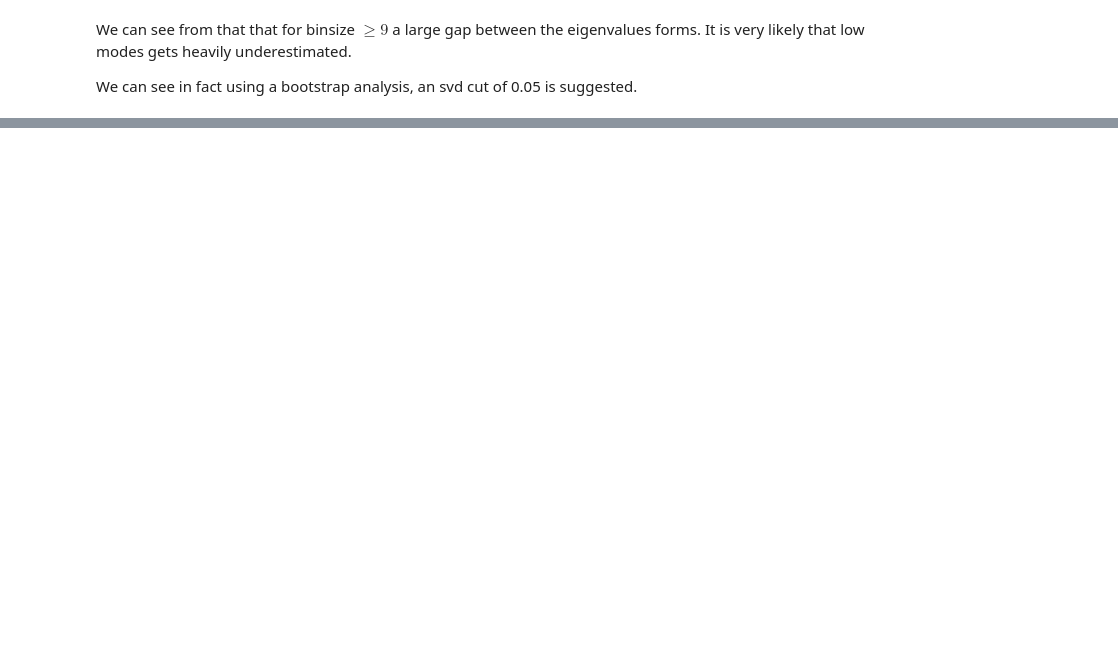
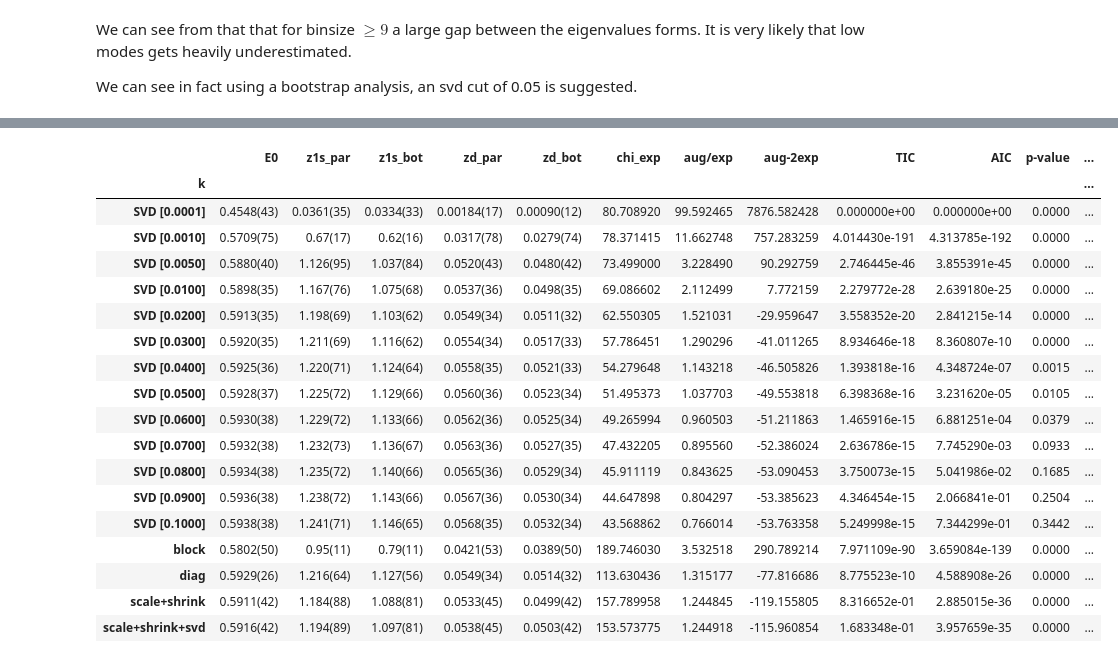
Before and after one commit to pietro-butti/B2heavy, a Jupyter notebook: notebooks/how_to_treat_correlation.ipynb, the cells around one changed output, grey strips where cells are left out. Saved outputs shown, nothing was run; the diff lists cells and outputs as text; code cells hidden in the pictures; blank space fills up the shorter version.

```diff
--- a/notebooks/how_to_treat_correlation.ipynb
+++ b/notebooks/how_to_treat_correlation.ipynb
@@ -199,0 +208,59 @@ pd.DataFrame(r)
+# %%
+df = []
+for k in fits:
+    e0  = fits[k]['fit'].p['E'][0]
+    z1s_par = np.exp(fits[k]['fit'].p['Z_1S_Par'][0]) * np.sqrt(2 * e0)
+    z1s_bot = np.exp(fits[k]['fit'].p['Z_1S_Bot'][0]) * np.sqrt(2 * e0)
+    zd_par  = np.exp(fits[k]['fit'].p['Z_d_Par'][0]) * np.sqrt(2 * e0)
+    zd_bot  = np.exp(fits[k]['fit'].p['Z_d_Bot'][0]) * np.sqrt(2 * e0)
+
+    chiexp = fits[k]['res']['chiexp']
+    chiaug = fits[k]['res']['chi2aug']
+    chi2   = fits[k]['res']['chi2']
+
+    wtic = np.exp(-(chiaug-2*chiexp)/2)/norm_tic
+    waic = np.exp(-(chiaug+2*Ncut+2*Npar3)/2)/norm_aic
+
+    df.append(
+        {
+            'k': k,
+            'E0': e0,
+            'z1s_par': z1s_par,
+            'z1s_bot': z1s_bot,
+            'zd_par':  zd_par ,
+            'zd_bot':  zd_bot ,
+            'chi_exp': chiexp,
+            'aug/exp': chiaug/chiexp,
+            'aug-2exp': chiaug-2*chiexp,
+            'TIC': wtic,
+            'AIC': waic,
+            'p-value': fits[k]['res']['pvalue'],
+            'p-standard': fits[k]['res']['p_standard'],
+            # 'chi2': chi2,
+            # 'chi_aug': chiaug,
+
+        }
+    )
+
+df = pd.DataFrame(df).set_index('k').sort_index()
+df
+# %% [output]
+|  | E0 | z1s_par | z1s_bot | zd_par | zd_bot | chi_exp | aug/exp | aug-2exp | TIC | AIC | p-value | ... |
+| k |  |  |  |  |  |  |  |  |  |  |  | ... |
+| SVD [0.0001] | 0.4548(43) | 0.0361(35) | 0.0334(33) | 0.00184(17) | 0.00090(12) | 80.708920 | 99.592465 | 7876.582428 | 0.000000e+00 | 0.000000e+00 | 0.0000 | ... |
+| SVD [0.0010] | 0.5709(75) | 0.67(17) | 0.62(16) | 0.0317(78) | 0.0279(74) | 78.371415 | 11.662748 | 757.283259 | 4.014430e-191 | 4.313785e-192 | 0.0000 | ... |
+| SVD [0.0050] | 0.5880(40) | 1.126(95) | 1.037(84) | 0.0520(43) | 0.0480(42) | 73.499000 | 3.228490 | 90.292759 | 2.746445e-46 | 3.855391e-45 | 0.0000 | ... |
+| SVD [0.0100] | 0.5898(35) | 1.167(76) | 1.075(68) | 0.0537(36) | 0.0498(35) | 69.086602 | 2.112499 | 7.772159 | 2.279772e-28 | 2.639180e-25 | 0.0000 | ... |
+| SVD [0.0200] | 0.5913(35) | 1.198(69) | 1.103(62) | 0.0549(34) | 0.0511(32) | 62.550305 | 1.521031 | -29.959647 | 3.558352e-20 | 2.841215e-14 | 0.0000 | ... |
+| SVD [0.0300] | 0.5920(35) | 1.211(69) | 1.116(62) | 0.0554(34) | 0.0517(33) | 57.786451 | 1.290296 | -41.011265 | 8.934646e-18 | 8.360807e-10 | 0.0000 | ... |
+| SVD [0.0400] | 0.5925(36) | 1.220(71) | 1.124(64) | 0.0558(35) | 0.0521(33) | 54.279648 | 1.143218 | -46.505826 | 1.393818e-16 | 4.348724e-07 | 0.0015 | ... |
+| SVD [0.0500] | 0.5928(37) | 1.225(72) | 1.129(66) | 0.0560(36) | 0.0523(34) | 51.495373 | 1.037703 | -49.553818 | 6.398368e-16 | 3.231620e-05 | 0.0105 | ... |
+| SVD [0.0600] | 0.5930(38) | 1.229(72) | 1.133(66) | 0.0562(36) | 0.0525(34) | 49.265994 | 0.960503 | -51.211863 | 1.465916e-15 | 6.881251e-04 | 0.0379 | ... |
+| SVD [0.0700] | 0.5932(38) | 1.232(73) | 1.136(67) | 0.0563(36) | 0.0527(35) | 47.432205 | 0.895560 | -52.386024 | 2.636786e-15 | 7.745290e-03 | 0.0933 | ... |
+| SVD [0.0800] | 0.5934(38) | 1.235(72) | 1.140(66) | 0.0565(36) | 0.0529(34) | 45.911119 | 0.843625 | -53.090453 | 3.750073e-15 | 5.041986e-02 | 0.1685 | ... |
+| SVD [0.0900] | 0.5936(38) | 1.238(72) | 1.143(66) | 0.0567(36) | 0.0530(34) | 44.647898 | 0.804297 | -53.385623 | 4.346454e-15 | 2.066841e-01 | 0.2504 | ... |
+| SVD [0.1000] | 0.5938(38) | 1.241(71) | 1.146(65) | 0.0568(35) | 0.0532(34) | 43.568862 | 0.766014 | -53.763358 | 5.249998e-15 | 7.344299e-01 | 0.3442 | ... |
+| block | 0.5802(50) | 0.95(11) | 0.79(11) | 0.0421(53) | 0.0389(50) | 189.746030 | 3.532518 | 290.789214 | 7.971109e-90 | 3.659084e-139 | 0.0000 | ... |
+| diag | 0.5929(26) | 1.216(64) | 1.127(56) | 0.0549(34) | 0.0514(32) | 113.630436 | 1.315177 | -77.816686 | 8.775523e-10 | 4.588908e-26 | 0.0000 | ... |
+| scale+shrink | 0.5911(42) | 1.184(88) | 1.088(81) | 0.0533(45) | 0.0499(42) | 157.789958 | 1.244845 | -119.155805 | 8.316652e-01 | 2.885015e-36 | 0.0000 | ... |
+| scale+shrink+svd | 0.5916(42) | 1.194(89) | 1.097(81) | 0.0538(45) | 0.0503(42) | 153.573775 | 1.244918 | -115.960854 | 1.683348e-01 | 3.957659e-35 | 0.0000 | ... |
```
Also changed, not shown: parts of 27 cells of this notebook, 15 other files.
